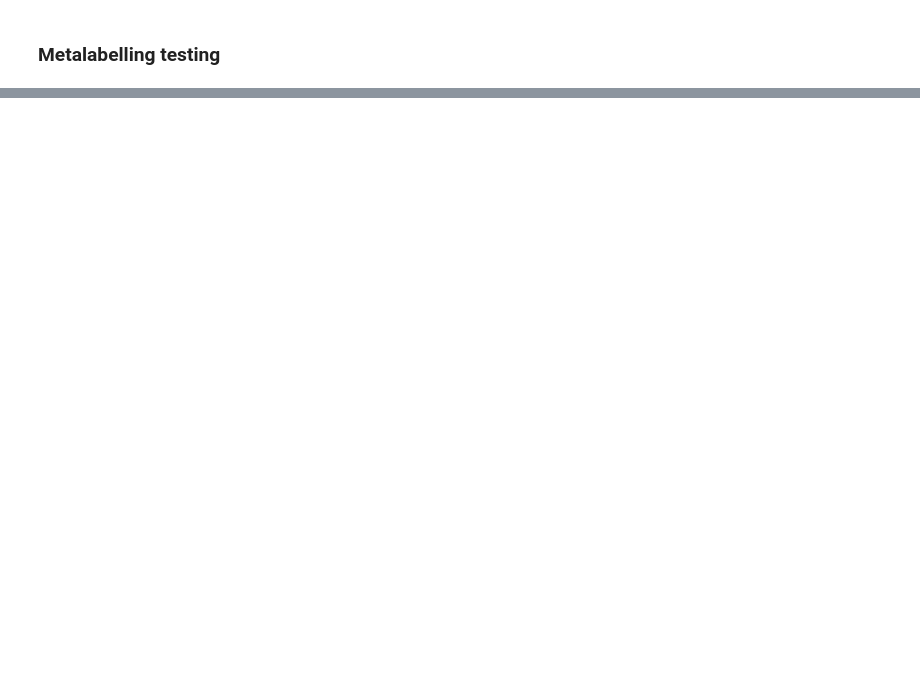
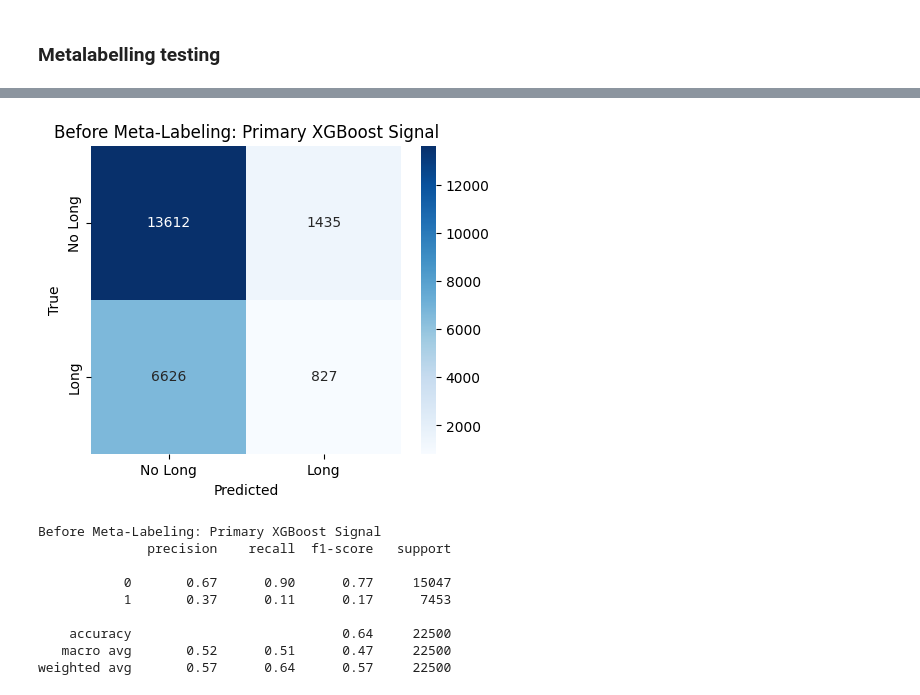
Before and after one commit to zorginess/GoshaGitCV, a Jupyter notebook: Intraday_strategy_ML_Forex/MetaLabelling_Testing.ipynb, the cells around one changed output, grey strips where cells are left out. Cells and saved outputs as stored; diff of their text form; code cells hidden in the pictures; blank space fills up the shorter version.

Commit message:
Updating Parameters for Metalabelling

```diff
--- a/Intraday_strategy_ML_Forex/MetaLabelling_Testing.ipynb
+++ b/Intraday_strategy_ML_Forex/MetaLabelling_Testing.ipynb
@@ -193,0 +231,26 @@ def walk_forward_pca_metalabel(
+# %%
+# =========================
+# FRACTIONAL DIFFERENCING
+# =========================
+
+def get_weights(d, size):
+    w = [1.0]
+    for k in range(1, size):
+        w_ = -w[-1] * (d - k + 1) / k
+        w.append(w_)
+    return np.array(w[::-1])
+
+
+def frac_diff(series, d=0.3, thresh=1e-5):
+    T = len(series)
+    weights = get_weights(d, T)
+    weights = weights[np.abs(weights) > thresh]
+    width = len(weights)
+
+    output = pd.Series(index=series.index, dtype="float64")
+
+    for i in tqdm(range(width, T), desc="Frac diff"):
+        window = series.iloc[i-width:i]
+        output.iloc[i] = np.dot(weights, window)
+
+    return output
@@ -193,0 +417,12 @@ def walk_forward_pca_metalabel(
+# %%
+ml_pca_meta_results, pca_meta_diagnostics = walk_forward_pca_metalabel(
+    df_model=df_model,
+    feature_cols=feature_cols,
+    target_col=target_col,
+    train_size=TRAIN_SIZE,
+    test_size=TEST_SIZE,
+    embargo=EMBARGO,
+)
+
+display(pca_meta_diagnostics)
+display(ml_pca_meta_results.head())
@@ -193,0 +446,17 @@ def walk_forward_pca_metalabel(
+# %%
+plot_cm(
+    ml_pca_meta_results["y_true"],
+    ml_pca_meta_results["primary_signal"],
+    "Before Meta-Labeling: Primary XGBoost Signal"
+)
+# %% [output]
+[figure, added]
+Before Meta-Labeling: Primary XGBoost Signal
+              precision    recall  f1-score   support
+
+           0       0.67      0.90      0.77     15047
+           1       0.37      0.11      0.17      7453
+
+    accuracy                           0.64     22500
+   macro avg       0.52      0.51      0.47     22500
+weighted avg       0.57      0.64      0.57     22500
```
Also changed, not shown: parts of 8 cells of this notebook, 1 other file.
